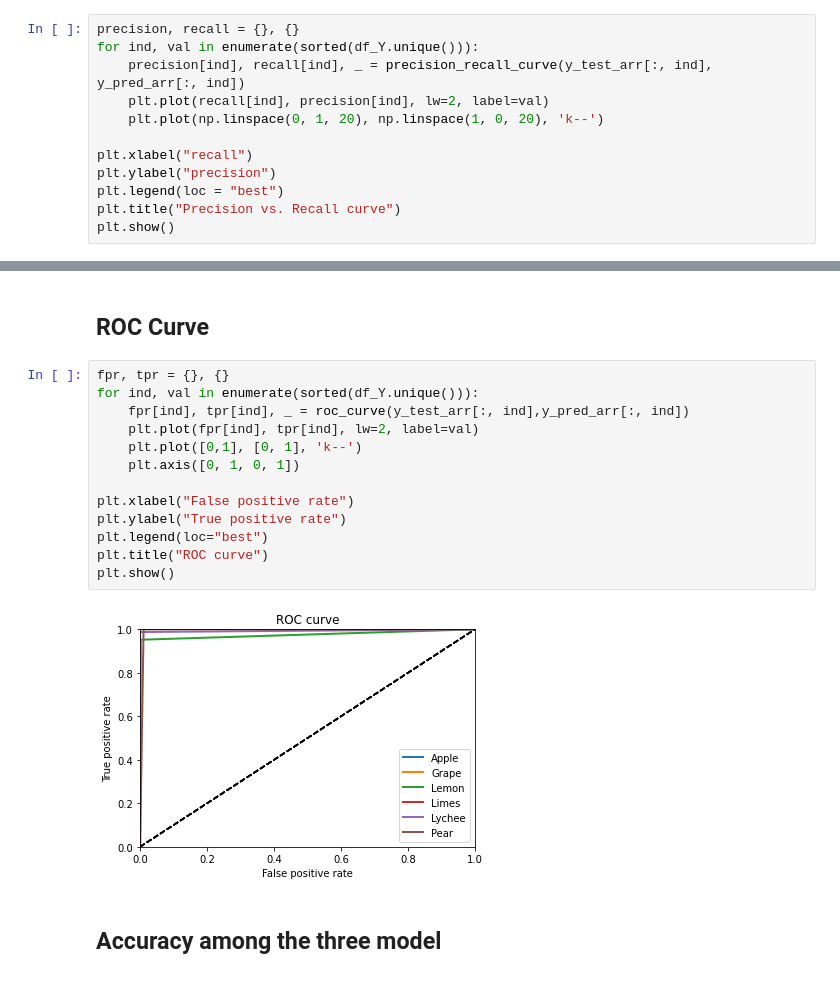
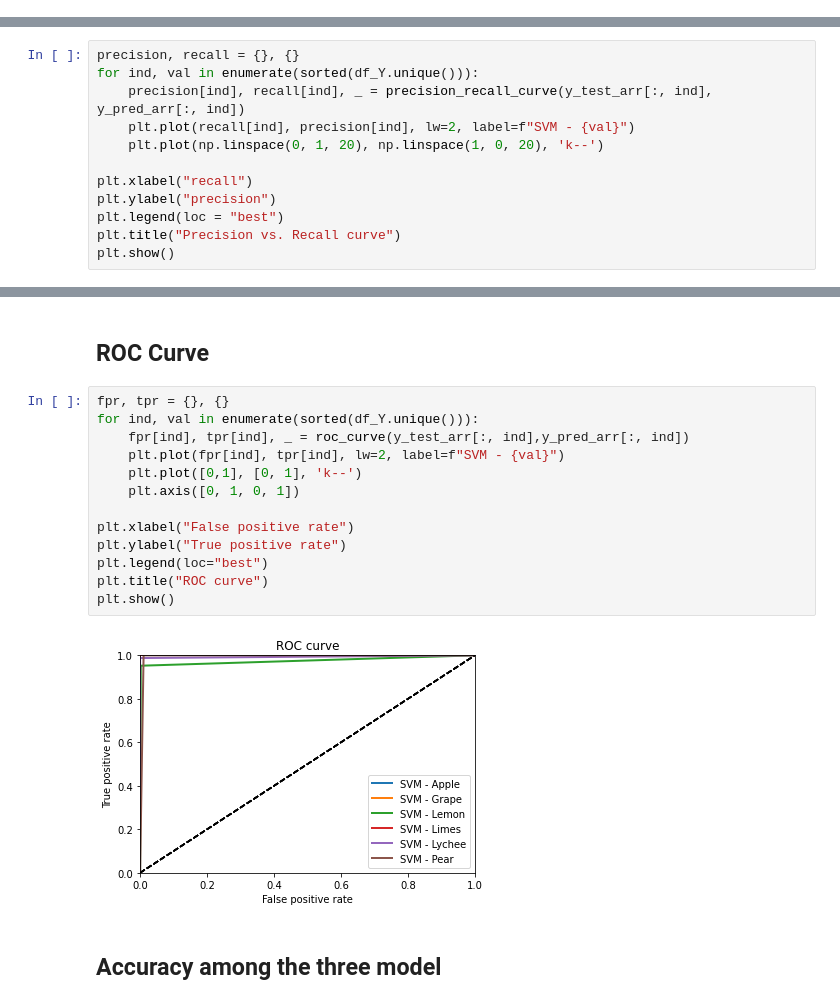
Before and after one commit to Neix20/MiniProject, a Jupyter notebook: Train_Test_Model (Color, Texture and Shape Features).ipynb, the cells around one changed output, grey strips where cells are left out. Cells and saved outputs as stored; diff of their text form.

Commit message:
Updated Precision, Recall and F1-Score Graph

```diff
--- a/Train_Test_Model (Color, Texture and Shape Features).ipynb
+++ b/Train_Test_Model (Color, Texture and Shape Features).ipynb
@@ -293,12 +254,0 @@ y_pred_arr = np.array(y_pred_arr)
-# %%
-precision, recall = {}, {}
-for ind, val in enumerate(sorted(df_Y.unique())):
-    precision[ind], recall[ind], _ = precision_recall_curve(y_test_arr[:, ind], y_pred_arr[:, ind])
-    plt.plot(recall[ind], precision[ind], lw=2, label=val)
-    plt.plot(np.linspace(0, 1, 20), np.linspace(1, 0, 20), 'k--')
-
-plt.xlabel("recall")
-plt.ylabel("precision")
-plt.legend(loc = "best")
-plt.title("Precision vs. Recall curve")
-plt.show()
@@ -306,0 +274,12 @@ plt.show()
+# %%
+precision, recall = {}, {}
+for ind, val in enumerate(sorted(df_Y.unique())):
+    precision[ind], recall[ind], _ = precision_recall_curve(y_test_arr[:, ind], y_pred_arr[:, ind])
+    plt.plot(recall[ind], precision[ind], lw=2, label=f"SVM - {val}")
+    plt.plot(np.linspace(0, 1, 20), np.linspace(1, 0, 20), 'k--')
+
+plt.xlabel("recall")
+plt.ylabel("precision")
+plt.legend(loc = "best")
+plt.title("Precision vs. Recall curve")
+plt.show()
@@ -309,18 +290,18 @@ plt.show()
 # %%
 fpr, tpr = {}, {}
 for ind, val in enumerate(sorted(df_Y.unique())):
     fpr[ind], tpr[ind], _ = roc_curve(y_test_arr[:, ind],y_pred_arr[:, ind])
-    plt.plot(fpr[ind], tpr[ind], lw=2, label=val)
+    plt.plot(fpr[ind], tpr[ind], lw=2, label=f"SVM - {val}")
     plt.plot([0,1], [0, 1], 'k--')
     plt.axis([0, 1, 0, 1])
 
 plt.xlabel("False positive rate")
 plt.ylabel("True positive rate")
 plt.legend(loc="best")
 plt.title("ROC curve")
 plt.show()
 # %% [output]
-[figure, old version]
+[figure, new version]
 # %% [markdown]
 ## Accuracy among the three model
 # %%
```
Also changed, not shown: parts of 19 cells of this notebook, 10 other files.
